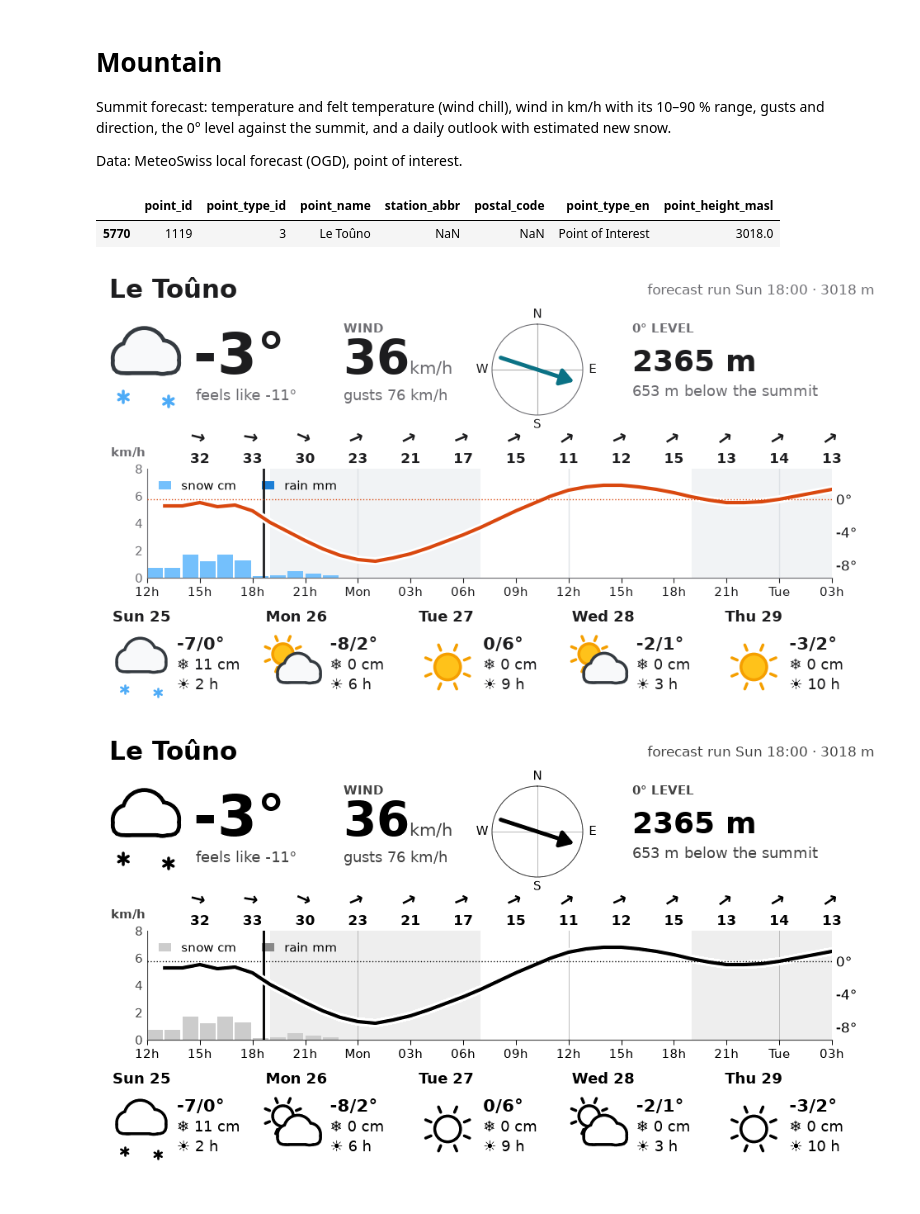
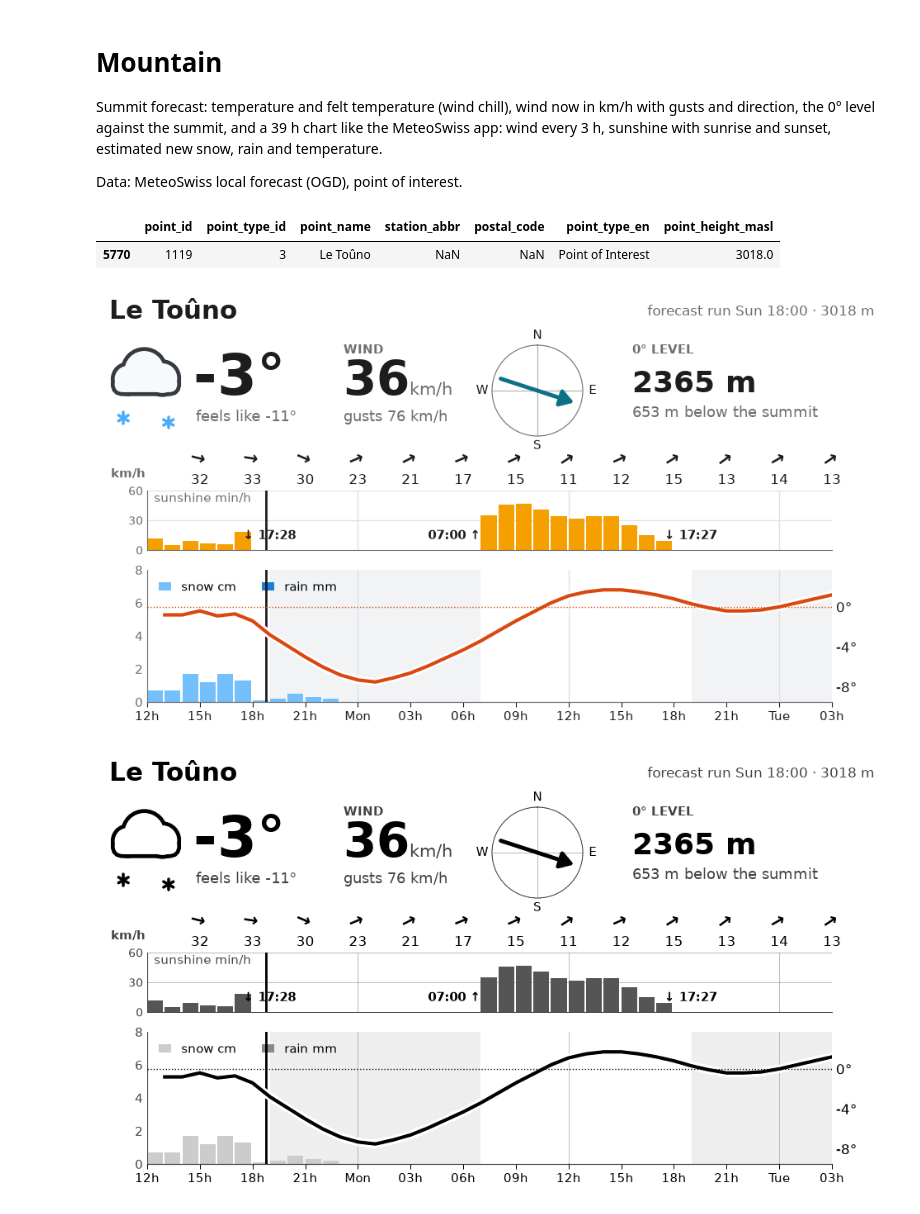
Before and after one commit to frgaude/MeteoSwiss-local-forecast, a Jupyter notebook: notebooks/Mountain.ipynb, the cells around one changed output. Saved outputs shown, nothing was run; the diff lists cells and outputs as text; code cells hidden in the pictures.

```diff
--- a/notebooks/Mountain.ipynb
+++ b/notebooks/Mountain.ipynb
@@ -1,7 +1,7 @@
 # %% [markdown]
 # Mountain
 
-Summit forecast: temperature and felt temperature (wind chill), wind in km/h with its 10–90 % range, gusts and direction, the 0° level against the summit, and a daily outlook with estimated new snow.
+Summit forecast: temperature and felt temperature (wind chill), wind now in km/h with gusts and direction, the 0° level against the summit, and a 39 h chart like the MeteoSwiss app: wind every 3 h, sunshine with sunrise and sunset, estimated new snow, rain and temperature.
 
 Data: MeteoSwiss local forecast (OGD), point of interest.
 # %%
@@ -17,21 +17,21 @@ lf.find_point("touno")
 # %%
 # ── Configuration ──────────────────────────────────────────────
 POINT = (1119, 3)         # Le Toûno, point of interest, 3018 m
-HOURS, DAYS = 39, 5       # chart: 39 h from the last 00:00 / 12:00, daily outlook days
+HOURS = 39       # chart: 39 h from the last 00:00 / 12:00
 # ───────────────────────────────────────────────────────────────
 # %%
 run, data = lf.fetch([POINT], lf.MOUNTAIN_PARAMS)
-hourly, daily = data[POINT]
-view = lf.mountain_view(run, hourly, daily, lf.point_info(POINT), hours=HOURS, days=DAYS)
+hourly, _ = data[POINT]
+view = lf.mountain_view(run, hourly, lf.point_info(POINT), hours=HOURS)
 screens.render(screens.mountain, view, colour=True)
 # %% [output]
-[figure, old version]
+[figure, new version]
 # %%
 # As on the LilyGO T5 4.7" e-paper: 960×540, 16 grey levels
 img = screens.render(screens.mountain, view)
 img
 # %% [output]
-[figure, old version]
+[figure, new version]
 # %%
 # The payload a display would receive
 print(f"{len(json.dumps(view, separators=(',', ':')))} bytes as JSON, "
```
Also changed, not shown: parts of 1 cell of this notebook, 7 other files.
